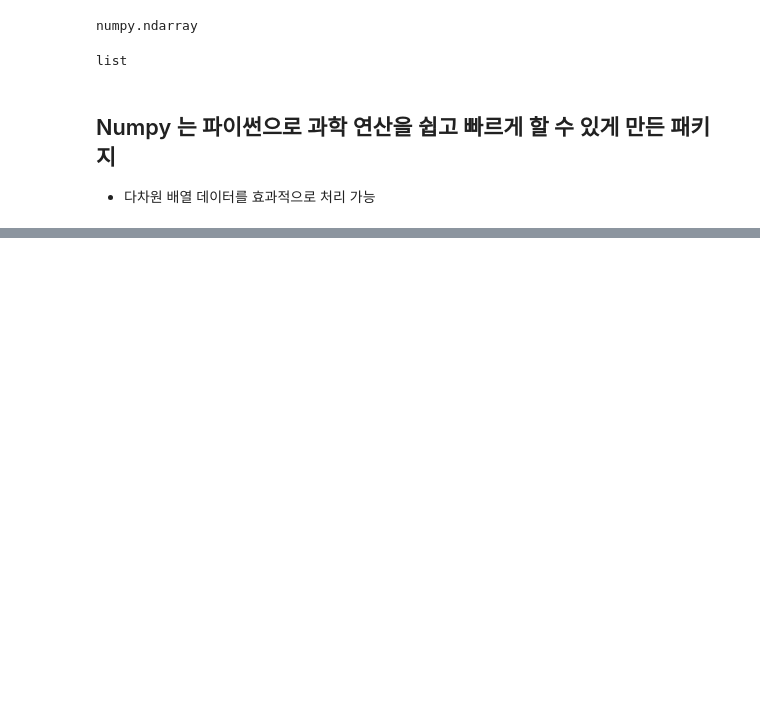
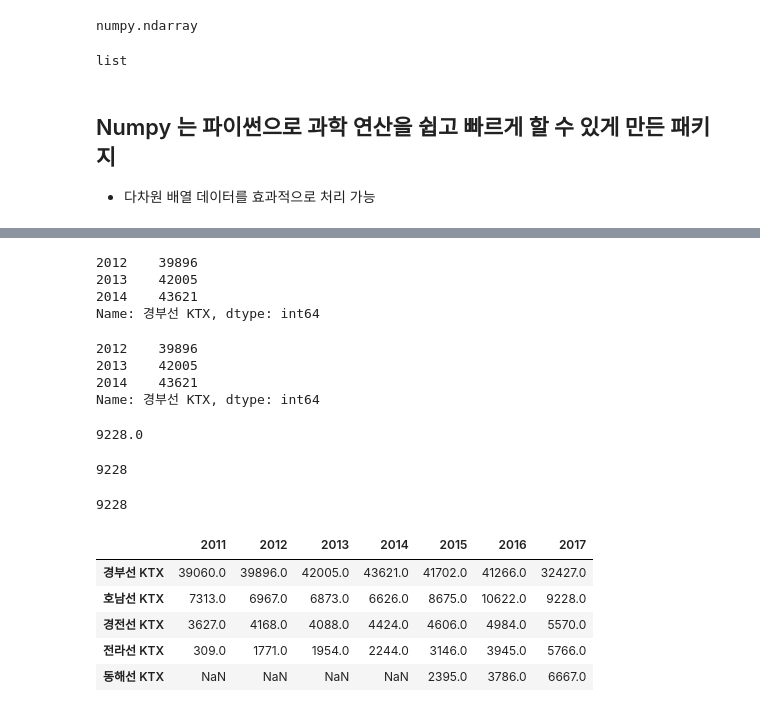
Before and after one commit to Kochangwoo3/python, a Jupyter notebook: file/ch11_numpy_pandas.ipynb, the cells around one changed output, grey strips where cells are left out. Cells and saved outputs as stored; diff of their text form; code cells hidden in the pictures; blank space fills up the shorter version.

```diff
--- a/file/ch11_numpy_pandas.ipynb
+++ b/file/ch11_numpy_pandas.ipynb
@@ -36,0 +641,35 @@ dtype('float64')
+# %%
+df_KTX['경부선 KTX']['2012':'2014']  # 인덱스명  STOP포함
+# %% [output]
+2012    39896
+2013    42005
+2014    43621
+Name: 경부선 KTX, dtype: int64
+# %%
+df_KTX['경부선 KTX'][1:4]   # 인덱스 슬라이싱  STOP - 1
+# %% [output]
+2012    39896
+2013    42005
+2014    43621
+Name: 경부선 KTX, dtype: int64
+# %%
+df_KTX.loc["2017"]['호남선 KTX']
+# %% [output]
+9228.0
+# %%
+df_KTX['호남선 KTX'].loc["2017"]
+# %% [output]
+9228
+# %%
+df_KTX.loc['2017', '호남선 KTX']    # df.loc[row, column]
+# %% [output]
+9228
+# %%
+df_KTX.T
+# %% [output]
+|  | 2011 | 2012 | 2013 | 2014 | 2015 | 2016 | 2017 |
+| 경부선 KTX | 39060.0 | 39896.0 | 42005.0 | 43621.0 | 41702.0 | 41266.0 | 32427.0 |
+| 호남선 KTX | 7313.0 | 6967.0 | 6873.0 | 6626.0 | 8675.0 | 10622.0 | 9228.0 |
+| 경전선 KTX | 3627.0 | 4168.0 | 4088.0 | 4424.0 | 4606.0 | 4984.0 | 5570.0 |
+| 전라선 KTX | 309.0 | 1771.0 | 1954.0 | 2244.0 | 3146.0 | 3945.0 | 5766.0 |
+| 동해선 KTX | NaN | NaN | NaN | NaN | 2395.0 | 3786.0 | 6667.0 |
```
Also changed, not shown: parts of 127 cells of this notebook.
